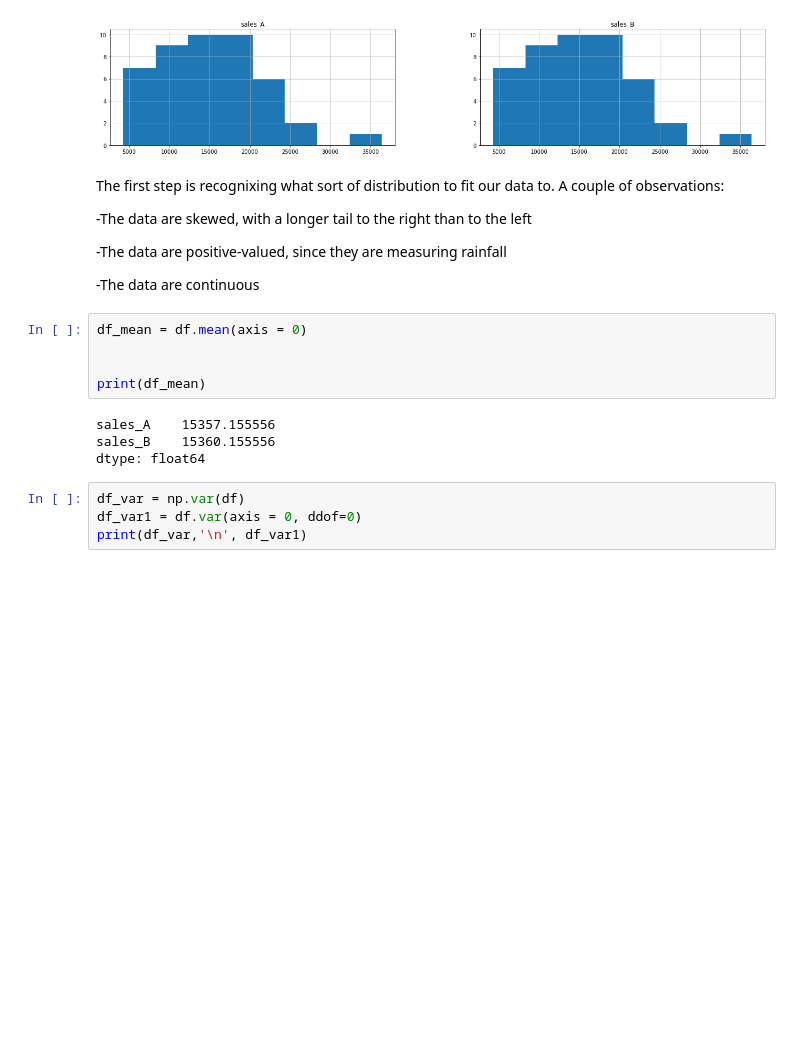
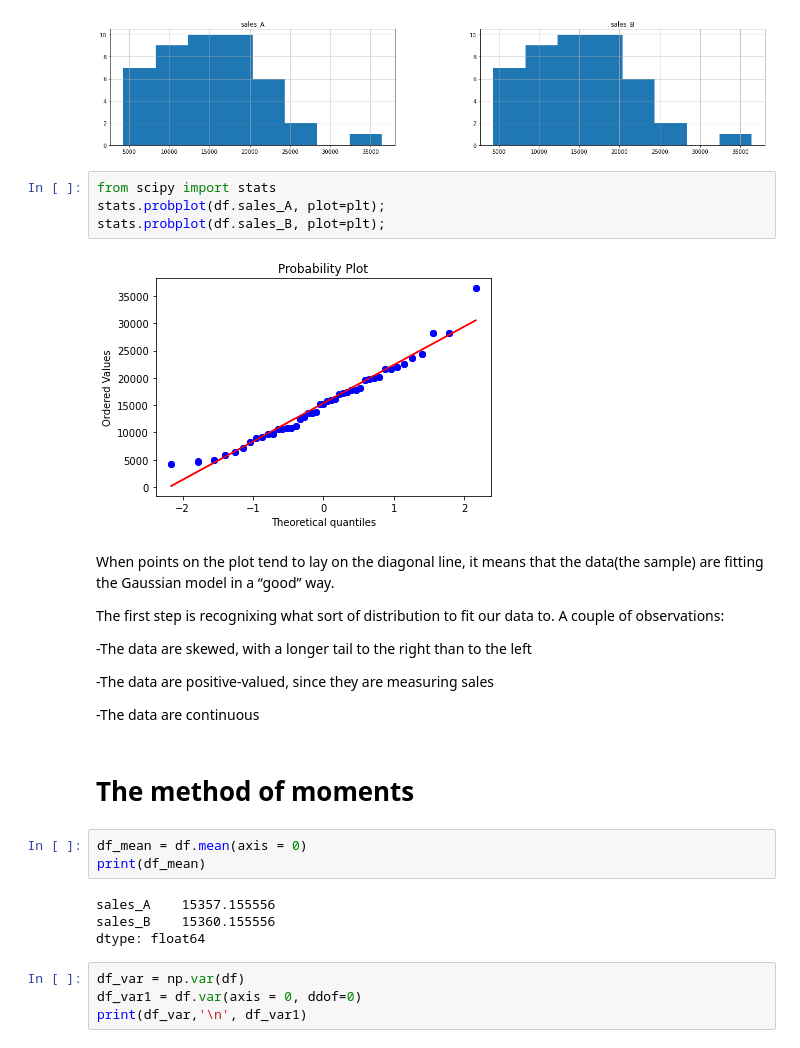
Before and after one commit to vasilisapp/autosale, a Jupyter notebook: sales_analysis.ipynb, the cells around one changed output. Cells and saved outputs as stored; diff of their text form; blank space fills up the shorter version.

```diff
--- a/sales_analysis.ipynb
+++ b/sales_analysis.ipynb
@@ -49,18 +53,26 @@ df.plot();
 df.hist(bins=8,figsize = (22,4));
 # %% [output]
 [figure]
+# %%
+from scipy import stats
+stats.probplot(df.sales_A, plot=plt);
+stats.probplot(df.sales_B, plot=plt);
+# %% [output]
+[figure, added]
 # %% [markdown]
+When points on the plot tend to lay on the diagonal line, it means that the data(the sample) are fitting the Gaussian model in a “good” way.
+
 The first step is recognixing what sort of distribution to fit our data to. A couple of observations:
 
 -The data are skewed, with a longer tail to the right than to the left
 
--The data are positive-valued, since they are measuring rainfall
+-The data are positive-valued, since they are measuring sales
 
 -The data are continuous
+# %% [markdown]
+# The method of moments
 # %%
 df_mean = df.mean(axis = 0)
-
-
 print(df_mean)
 # %% [output]
 sales_A    15357.155556
```
Also changed, not shown: parts of 27 cells of this notebook.
